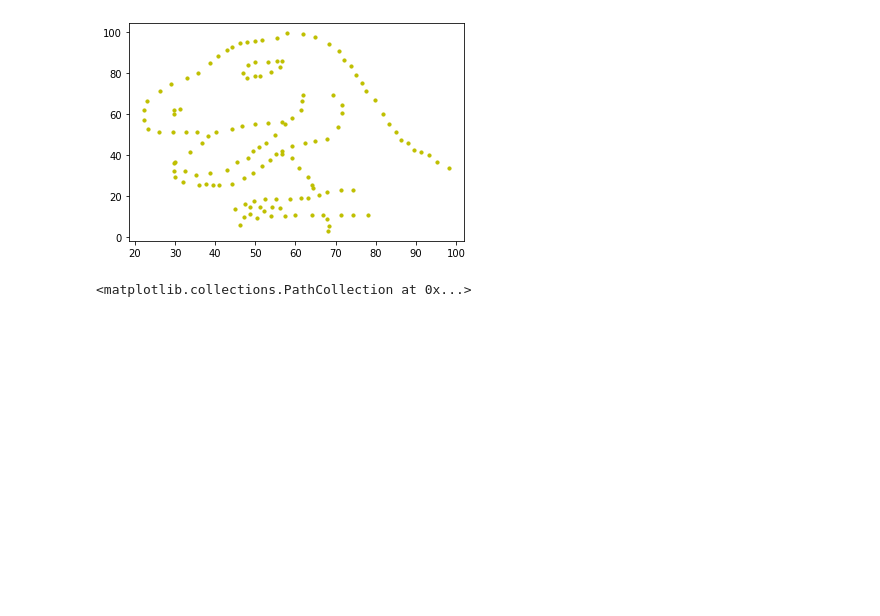
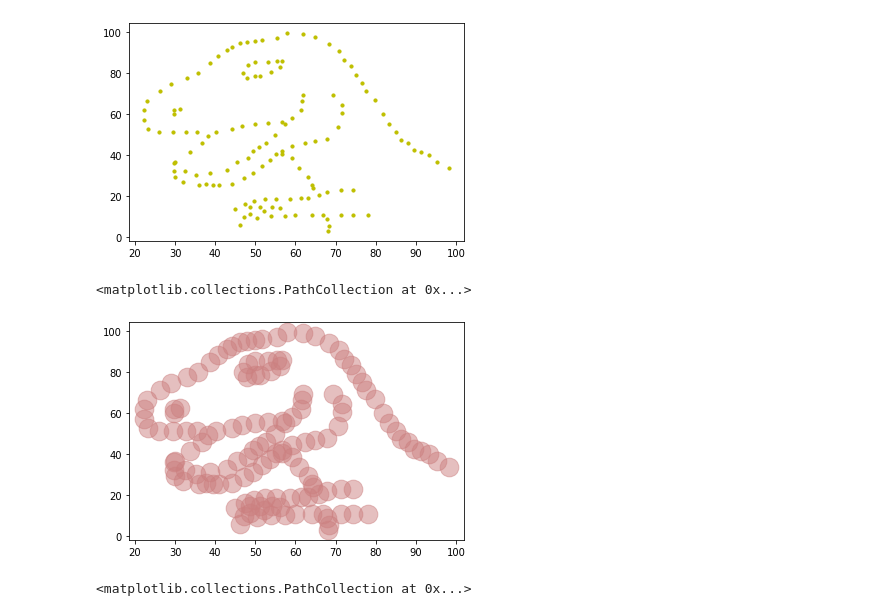
Before and after one commit to tohnperfect/DPDM, a Jupyter notebook: Data102.ipynb, the cells around one changed output. Saved outputs shown, nothing was run; the diff lists cells and outputs as text; code cells hidden in the pictures; blank space fills up the shorter version.

```diff
--- a/Data102.ipynb
+++ b/Data102.ipynb
@@ -120,6 +124,11 @@ plt.scatter(data['x'],data['y'],s=10,c='y')
 # %% [output]
 <matplotlib.collections.PathCollection at 0x...>
 [figure]
+# %%
+plt.scatter(data['x'],data['y'],s=350,c=[[0.8,0.5,0.5,0.5]])
+# %% [output]
+<matplotlib.collections.PathCollection at 0x...>
+[figure, added]
 # %%
 plt.scatter(data['x'],data['y'],s=100,c='y',marker="4")
 # %% [output]
```
Also changed, not shown: parts of 18 cells of this notebook.
